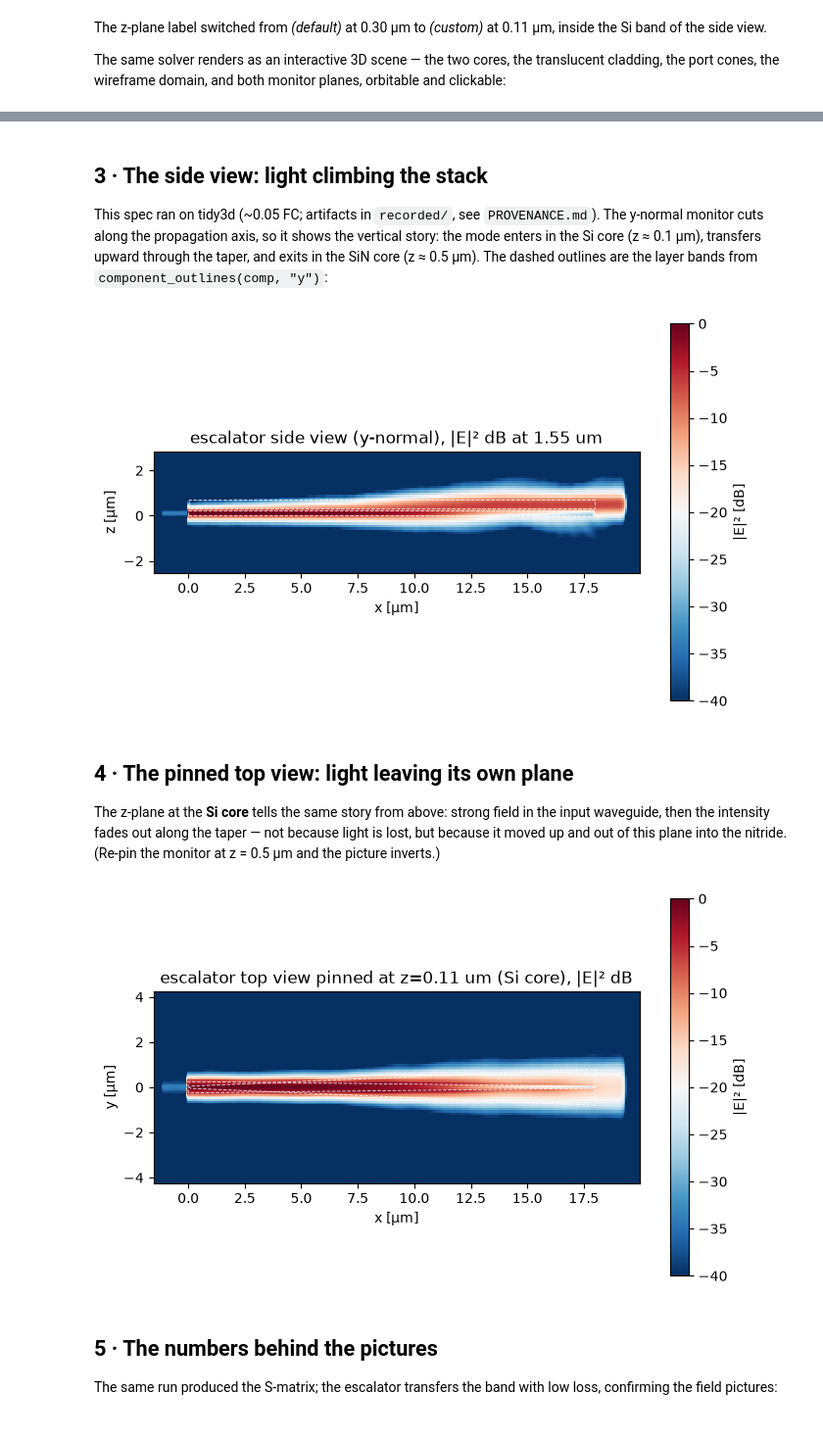
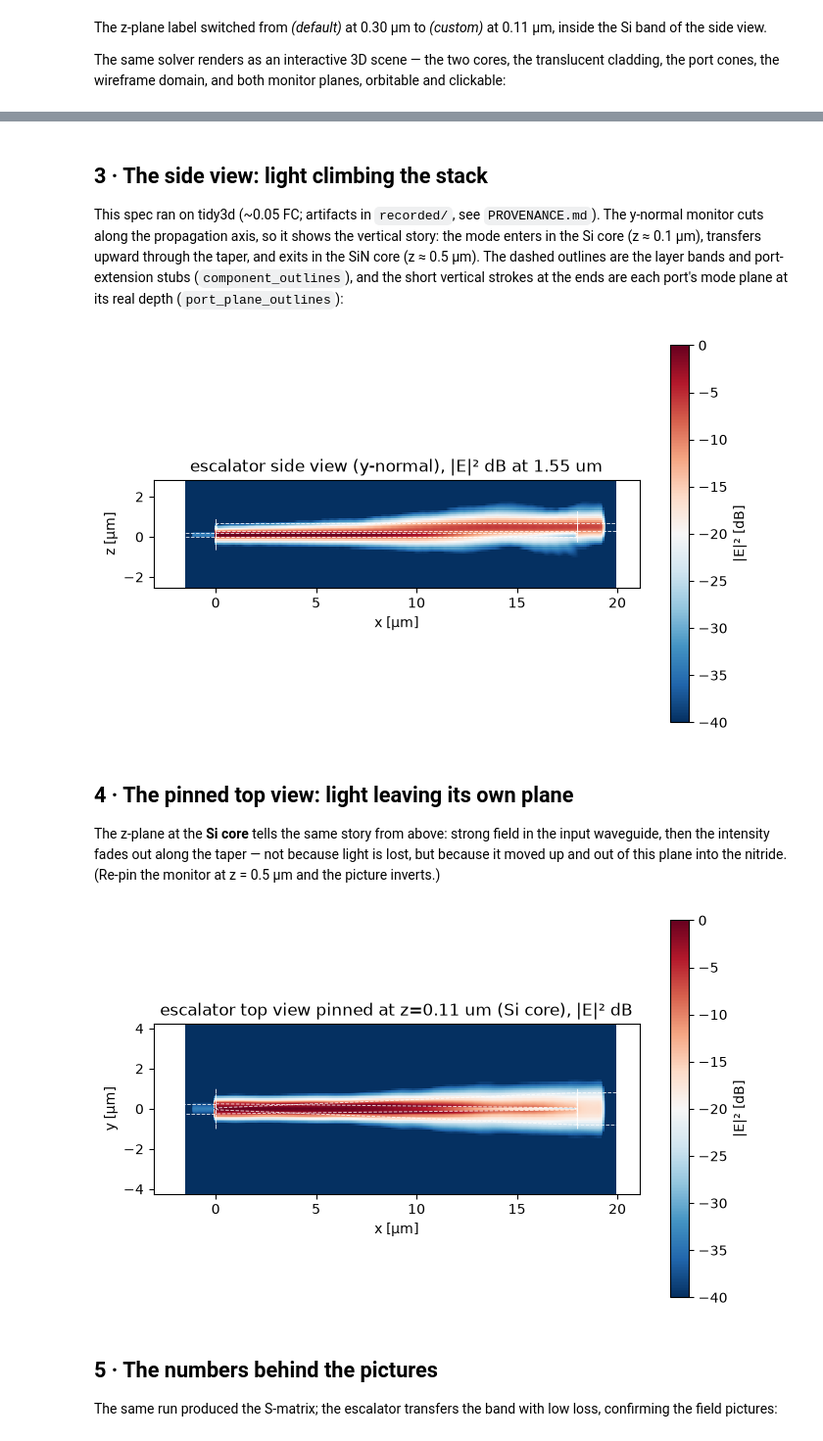
Before and after one commit to SiEPIC/gds_fdtd, a Jupyter notebook: examples/05_fields_and_modes/05b_field_monitors.ipynb, the cells around one changed output, grey strips where cells are left out. Shown at 98% size. Saved outputs shown, nothing was run; the diff lists cells and outputs as text; code cells hidden in the pictures.

```diff
--- a/examples/05_fields_and_modes/05b_field_monitors.ipynb
+++ b/examples/05_fields_and_modes/05b_field_monitors.ipynb
@@ -109,18 +114,21 @@ This spec ran on tidy3d (~0.05 FC; artifacts in `recorded/`, see
 `PROVENANCE.md`). The y-normal monitor cuts along the propagation axis, so
 it shows the vertical story: the mode enters in the Si core (z ≈ 0.1 µm),
 transfers upward through the taper, and exits in the SiN core (z ≈ 0.5 µm).
-The dashed outlines are the layer bands from `component_outlines(comp, "y")`:
+The dashed outlines are the layer bands and port-extension stubs
+(`component_outlines`), and the short vertical strokes at the ends are each
+port's mode plane at its real depth (`port_plane_outlines`):
 # %%
 fy = np.load(REC / "escalator_field_y.npz")
 plot_field(
     fy["mag2"][0], x=fy["h"], y=fy["v"], scale="db",
-    outline=component_outlines(comp, axis="y"),
+    outline=component_outlines(comp, axis="y", buffer=2 * spec.buffer)
+    + port_plane_outlines(comp, spec, axis="y"),
     title=f"escalator side view (y-normal), |E|² dB at {fy['wavelength_um'][0]:.2f} um",
 )
 plt.ylabel("z [µm]")
 plt.show()
 # %% [output]
-[figure, old version]
+[figure, new version]
 # %% [markdown]
 ## 4 · The pinned top view: light leaving its own plane
 
@@ -131,13 +139,14 @@ the nitride. (Re-pin the monitor at z = 0.5 µm and the picture inverts.)
 # %%
 fz = np.load(REC / "escalator_field_z.npz")
 plot_field(
     fz["mag2"][0], x=fz["h"], y=fz["v"], scale="db",
-    outline=component_outlines(comp, axis="z"),
+    outline=component_outlines(comp, axis="z", buffer=2 * spec.buffer)
+    + port_plane_outlines(comp, spec, axis="z"),
     title="escalator top view pinned at z=0.11 um (Si core), |E|² dB",
 )
 plt.show()
 # %% [output]
-[figure, old version]
+[figure, new version]
 # %% [markdown]
 ## 5 · The numbers behind the pictures
 
```
Also changed, not shown: parts of 3 cells of this notebook, 18 other files.
